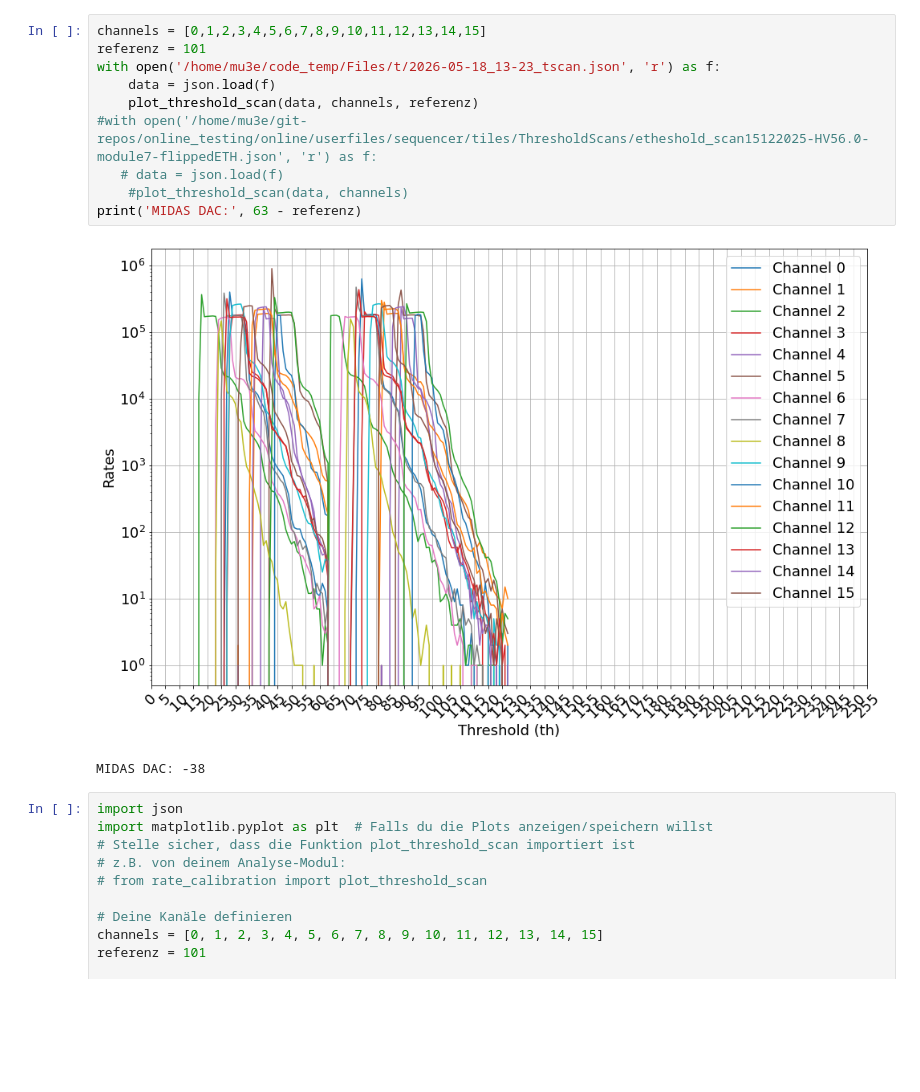
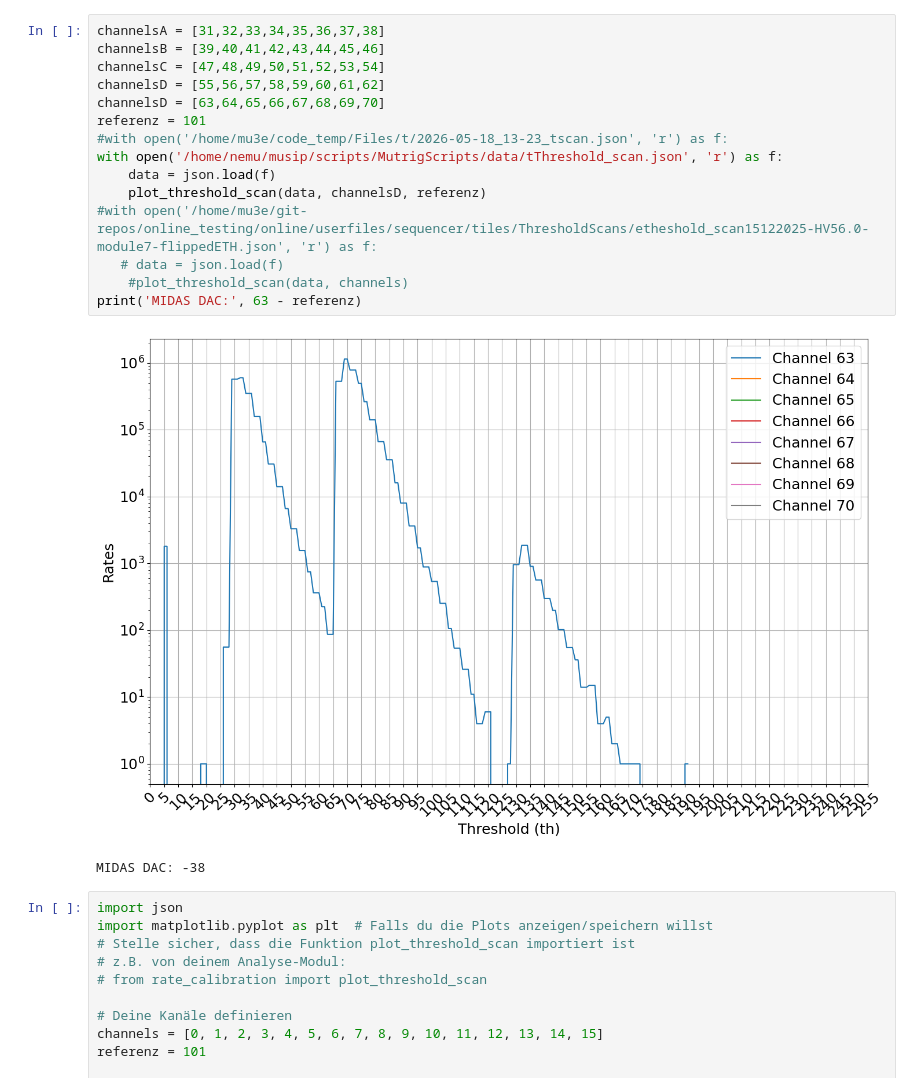
Before and after one commit to makoeppel/musip, a Jupyter notebook: scripts/MutrigScripts/notebooks/plot_for_check.ipynb, the cells around one changed output. Cells and saved outputs as stored; diff of their text form; blank space fills up the shorter version.

Commit message:
[KB] Scan scripts from test machine

```diff
--- a/scripts/MutrigScripts/notebooks/plot_for_check.ipynb
+++ b/scripts/MutrigScripts/notebooks/plot_for_check.ipynb
@@ -36,17 +37,22 @@ def plot_threshold_scan(data, ch, ref):
 # plot_threshold_scan(0)  # single channel
 # plot_threshold_scan([0, 1, 2])  # multiple channels
 # %%
-channels = [0,1,2,3,4,5,6,7,8,9,10,11,12,13,14,15]
+channelsA = [31,32,33,34,35,36,37,38]
+channelsB = [39,40,41,42,43,44,45,46]
+channelsC = [47,48,49,50,51,52,53,54]
+channelsD = [55,56,57,58,59,60,61,62]
+channelsD = [63,64,65,66,67,68,69,70]
 referenz = 101
-with open('/home/mu3e/code_temp/Files/t/2026-05-18_13-23_tscan.json', 'r') as f:
+#with open('/home/mu3e/code_temp/Files/t/2026-05-18_13-23_tscan.json', 'r') as f:
+with open('/home/nemu/musip/scripts/MutrigScripts/data/tThreshold_scan.json', 'r') as f:
     data = json.load(f)
-    plot_threshold_scan(data, channels, referenz)
+    plot_threshold_scan(data, channelsD, referenz)
 #with open('/home/mu3e/git-repos/online_testing/online/userfiles/sequencer/tiles/ThresholdScans/etheshold_scan15122025-HV56.0-module7-flippedETH.json', 'r') as f:
    # data = json.load(f)
     #plot_threshold_scan(data, channels)
 print('MIDAS DAC:', 63 - referenz)
 # %% [output]
-[figure, old version]
+[figure, new version]
 MIDAS DAC: -38
 # %%
 import json
```
Also changed, not shown: parts of 1 cell of this notebook, 6 other files.
